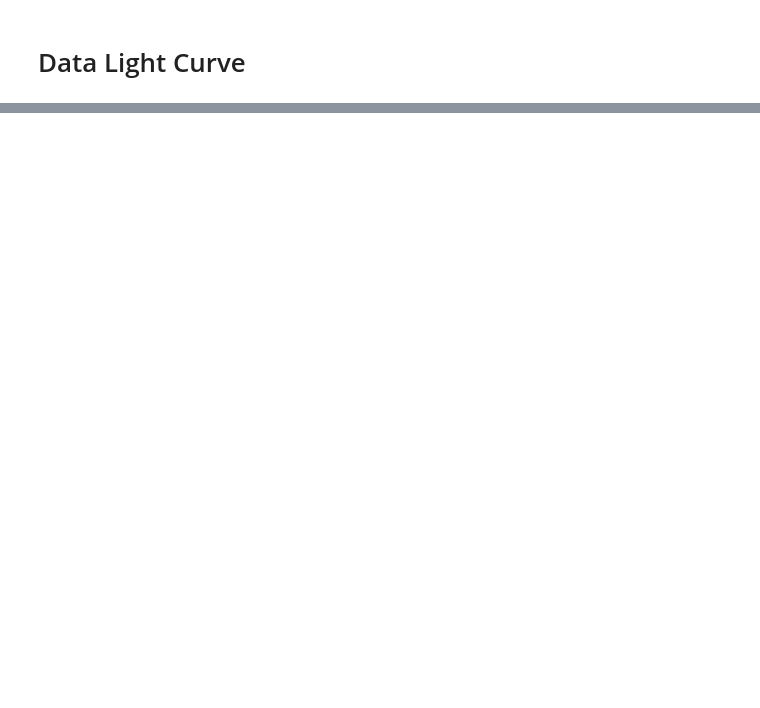
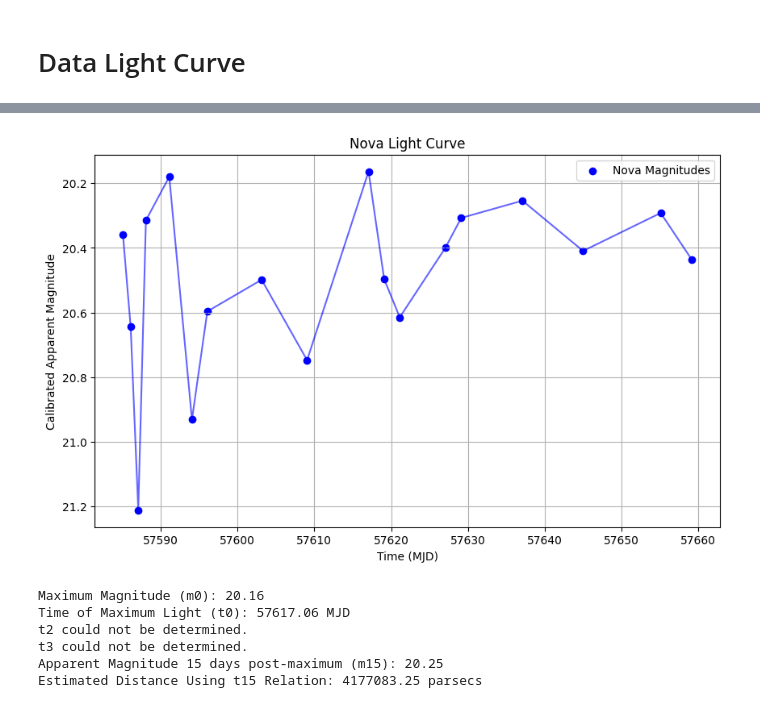
Before and after one commit to Fr4nc3/astrophysics-exercises, a Jupyter notebook: time-domain/data_light_curve.ipynb, the cells around one changed output, grey strips where cells are left out. Saved outputs shown, nothing was run; the diff lists cells and outputs as text; code cells hidden in the pictures; blank space fills up the shorter version.

```diff
--- a/time-domain/data_light_curve.ipynb
+++ b/time-domain/data_light_curve.ipynb
@@ -678,0 +3,78 @@ m15 (magnitude 15 days post-maximum): 14.816
+# %%
+import pandas as pd
+import numpy as np
+import matplotlib.pyplot as plt
+import numpy as np
+import os
+
+# --- Setup ---
+wd = r"C:\Users\friesco\workstation\fr-p\studies\ASTRO716\data_excercise\2"
+os.chdir(wd)
+# Load calibrated nova results
+results_file = 'calibrated_nova_results.csv'
+data = pd.read_csv(results_file)
+
+# Sort data by MJD for consistency
+data = data.sort_values(by='mjd')
+
+# Extract time and magnitude
+time = data['mjd'].values
+magnitude = data['calibrated_mag'].values
+
+# Plot the light curve
+plt.figure(figsize=(10, 6))
+plt.scatter(time, magnitude, color='blue', label='Nova Magnitudes')
+plt.plot(time, magnitude, color='blue', alpha=0.6)
+plt.gca().invert_yaxis()  # Magnitude axis inverted (brighter is lower)
+plt.title('Nova Light Curve')
+plt.xlabel('Time (MJD)')
+plt.ylabel('Calibrated Apparent Magnitude')
+plt.legend()
+plt.grid()
+plt.show()
+
+# Determine key parameters
+m0_index = np.argmin(magnitude)  # Index of maximum brightness
+m0 = magnitude[m0_index]
+t0 = time[m0_index]
+
+# Calculate t2 and t3
+t2_index = np.where(magnitude >= m0 + 2)[0][0] if any(magnitude >= m0 + 2) else None
+t3_index = np.where(magnitude >= m0 + 3)[0][0] if any(magnitude >= m0 + 3) else None
+t2 = time[t2_index] - t0 if t2_index is not None else None
+t3 = time[t3_index] - t0 if t3_index is not None else None
+
+# Calculate m15
+m15_index = np.where(time >= t0 + 15)[0][0] if any(time >= t0 + 15) else None
+m15 = magnitude[m15_index] if m15_index is not None else None
+
+# Print key parameters
+print(f"Maximum Magnitude (m0): {m0:.2f}")
+print(f"Time of Maximum Light (t0): {t0:.2f} MJD")
+print(f"t2 (days): {t2:.2f}" if t2 is not None else "t2 could not be determined.")
+print(f"t3 (days): {t3:.2f}" if t3 is not None else "t3 could not be determined.")
+print(f"Apparent Magnitude 15 days post-maximum (m15): {m15:.2f}" if m15 is not None else "m15 could not be determined.")
+
+# Constants for MMRD and t15 relations
+a, b = -7.5, 0.3  # Example MMRD constants for t2 relation
+c, d = -7.1, 0.5  # Example t15 constants
+
+# Estimate distance using MMRD
+if t2 is not None:
+    M_mmr = a * np.log10(t2) + b
+    distance_mmr = 10**((m0 - M_mmr + 5) / 5)
+    print(f"Estimated Distance Using MMRD: {distance_mmr:.2f} parsecs")
+
+# Estimate distance using t15 relation
+if m15 is not None:
+    M_t15 = c * np.log10(15) + d
+    distance_t15 = 10**((m15 - M_t15 + 5) / 5)
+    print(f"Estimated Distance Using t15 Relation: {distance_t15:.2f} parsecs")
+# %% [output]
+[figure, added]
+Maximum Magnitude (m0): 20.16
+Time of Maximum Light (t0): 57617.06 MJD
+t2 could not be determined.
+t3 could not be determined.
+Apparent Magnitude 15 days post-maximum (m15): 20.25
+Estimated Distance Using t15 Relation: 4177083.25 parsecs
```
Also changed, not shown: parts of 2 cells of this notebook, 2 other files.
